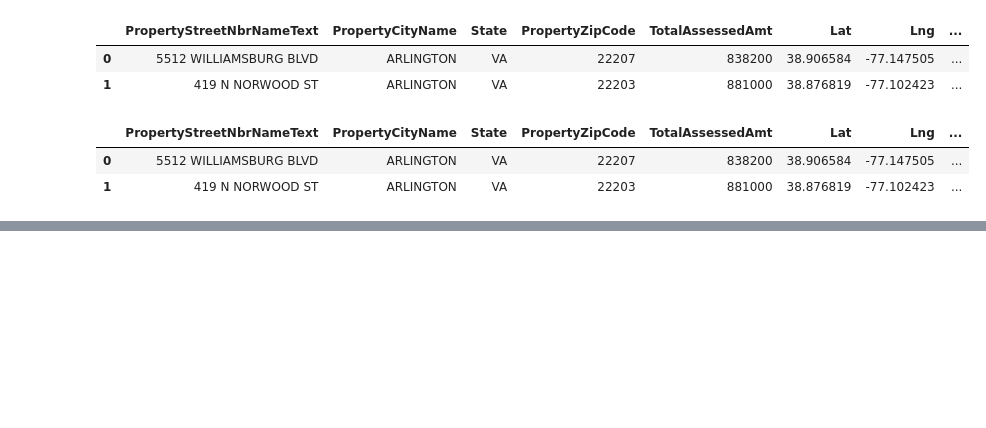
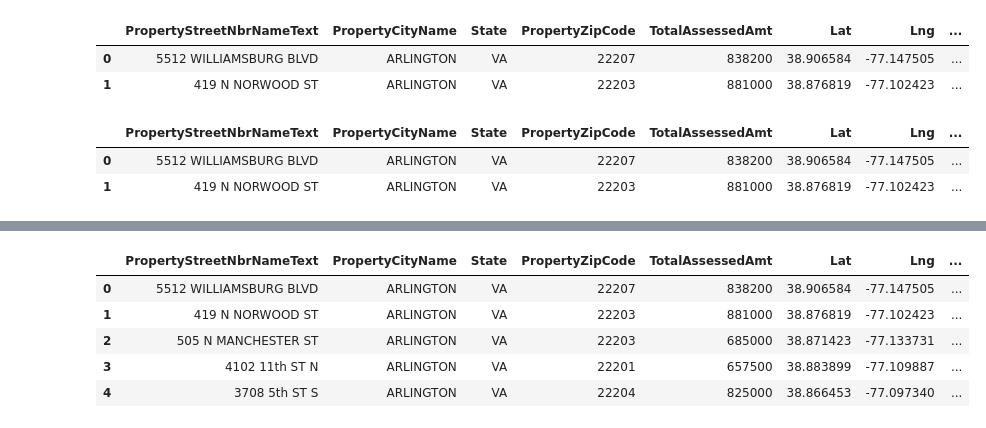
Before and after one commit to obrien630/Project_1_GW-Data_Analytics_Bootcamp, a Jupyter notebook: Project 1 Jupyter Notebook/Team 7_Project Notebook Kate branch 1212019.ipynb, the cells around one changed output, grey strips where cells are left out. Drawn from its saved outputs; the diff is of its cells as text; code cells hidden in the pictures; blank space fills up the shorter version.

```diff
--- a/Project 1 Jupyter Notebook/Team 7_Project Notebook Kate branch 1212019.ipynb
+++ b/Project 1 Jupyter Notebook/Team 7_Project Notebook Kate branch 1212019.ipynb
@@ -255,0 +298,8 @@ final_house_distMin.head(2)
+# %%
+# Create bins in which to place values based upon assessment value
+bins = [0, 100000, 200000, 300000, 400000, 500000,
+        600000, 700000, 800000, 900000, 1000000, 11000000]
+
+# Create labels for these bins
+group_labels = ["0 to 100k", "100k to 200k", "200k to 300k", "300k to 400k", "400k to 500k", "500k to 600k",
+                "600k to 700k", "700k to 800k", "800k to 900k", "900k to 1mil", "1mil to 1.1mil"]
@@ -255,0 +317,11 @@ final_house_distMin.head(2)
+# %%
+# Place the data series into a new column inside of the DataFrame
+final_house_distMin["Assessment Category"] = pd.cut(final_house_distMin["TotalAssessedAmt"], bins, labels=group_labels)
+final_house_distMin.head()
+# %% [output]
+|  | PropertyStreetNbrNameText | PropertyCityName | State | PropertyZipCode | TotalAssessedAmt | Lat | Lng | ... |
+| 0 | 5512 WILLIAMSBURG BLVD | ARLINGTON | VA | 22207 | 838200 | 38.906584 | -77.147505 | ... |
+| 1 | 419 N NORWOOD ST | ARLINGTON | VA | 22203 | 881000 | 38.876819 | -77.102423 | ... |
+| 2 | 505 N MANCHESTER ST | ARLINGTON | VA | 22203 | 685000 | 38.871423 | -77.133731 | ... |
+| 3 | 4102 11th ST N | ARLINGTON | VA | 22201 | 657500 | 38.883899 | -77.109887 | ... |
+| 4 | 3708 5th ST S | ARLINGTON | VA | 22204 | 825000 | 38.866453 | -77.097340 | ... |
```
Also changed, not shown: parts of 16 cells of this notebook, 4 other files.
